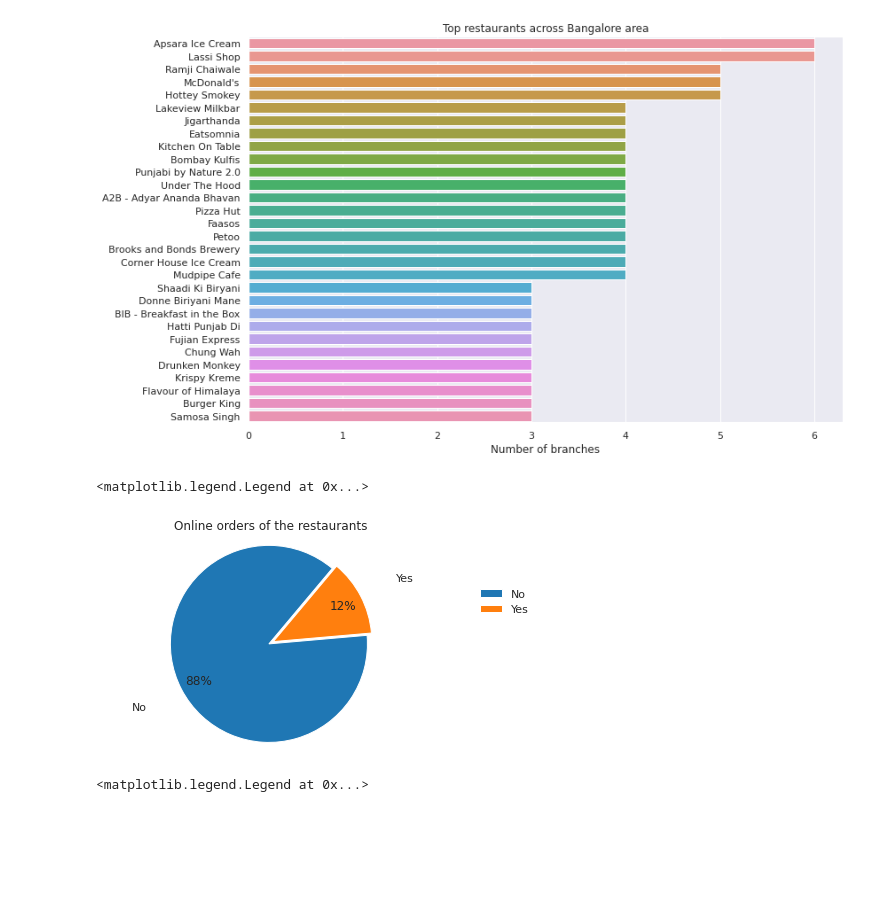
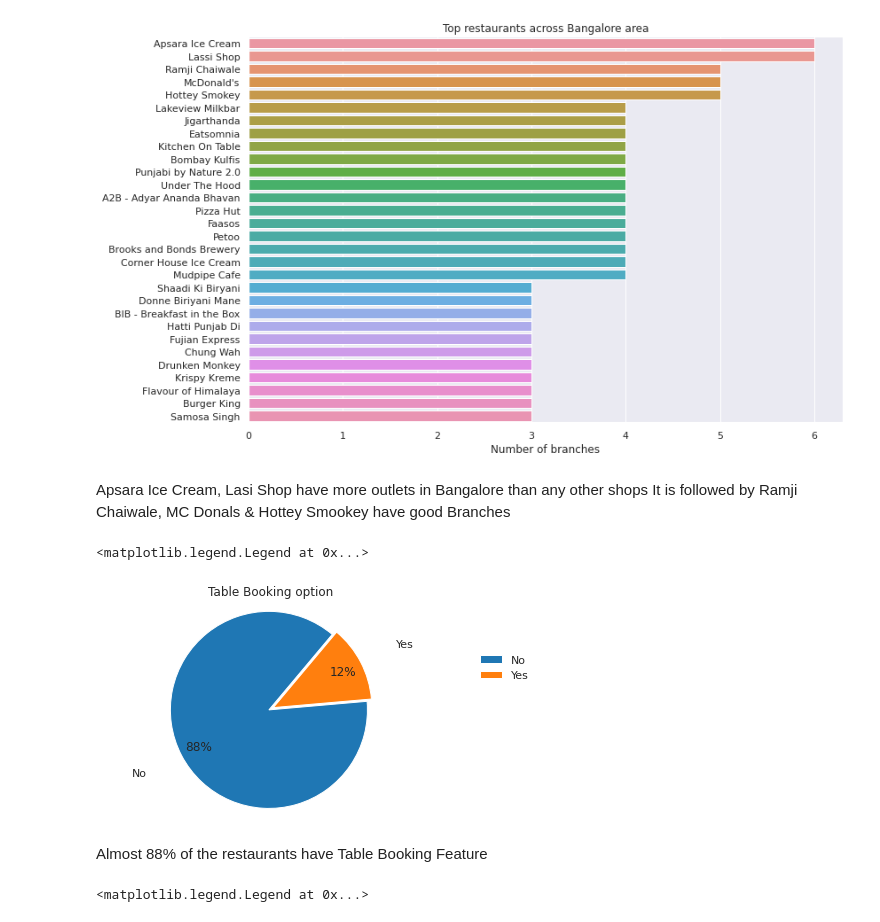
Before and after one commit to vicky-sai/Restaurant_EDA, a Jupyter notebook: 1_Restaurants_EDA.ipynb, the cells around one changed output. Drawn from its saved outputs; the diff is of its cells as text; code cells hidden in the pictures; blank space fills up the shorter version.

```diff
--- a/1_Restaurants_EDA.ipynb
+++ b/1_Restaurants_EDA.ipynb
@@ -113,18 +113,23 @@ plt.xlabel("Number of branches")
 # %% [output]
 Text(0.5, 0, 'Number of branches')
 [figure]
+# %% [markdown]
+Apsara Ice Cream, Lasi Shop have more outlets in Bangalore than any other shops
+It is followed by Ramji Chaiwale, MC Donals & Hottey Smookey have good Branches
 # %%
 fig, ax = plt.subplots()
 book_table = df['book_table'].value_counts(normalize=True).mul(100).round(1).to_frame()
 
 ax.pie(book_table['book_table'].values, explode=(0.05,0), labels=book_table.index, autopct='%1.0f%%',
        shadow=False, startangle=50, pctdistance=0.8,labeldistance=1.4, colors=plt.cm.tab10.colors)
 ax.axis('equal')
-ax.set_title("Online orders of the restaurants")
+ax.set_title("Table Booking option")
 ax.legend(frameon=False, bbox_to_anchor=(1.3,0.8))
 # %% [output]
 <matplotlib.legend.Legend at 0x...>
-[figure, old version]
+[figure, new version]
+# %% [markdown]
+Almost 88% of the restaurants have Table Booking Feature
 # %%
 fig, ax = plt.subplots()
 online_orders = df['online_order'].value_counts(normalize=True).mul(100).round(1).to_frame()
```
Also changed, not shown: parts of 10 cells of this notebook.
